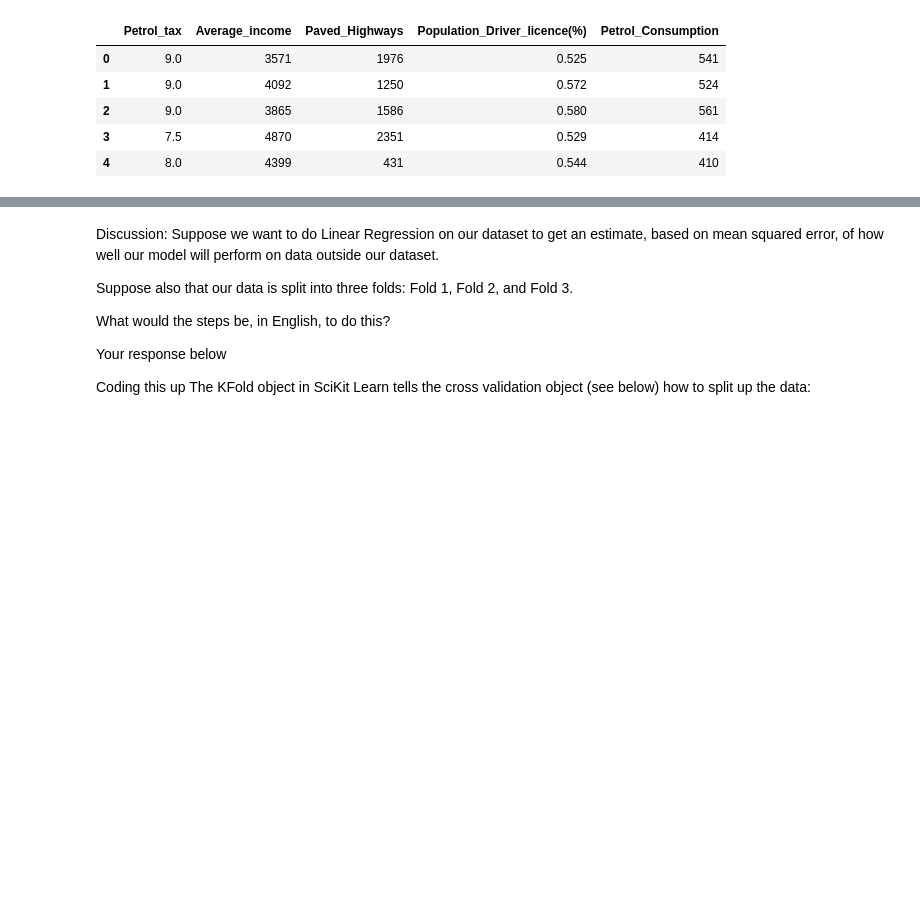
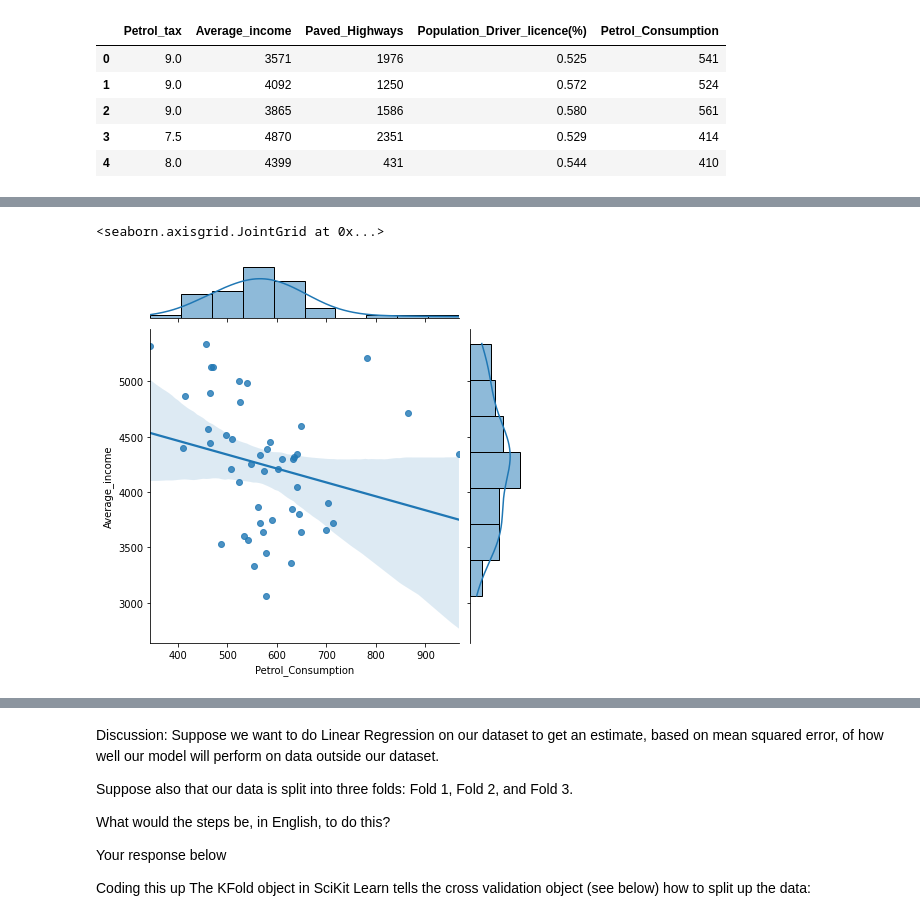
Before and after one commit to Balbuenar/Unclassified--repo, a Jupyter notebook: Petrol_Consumption.ipynb, the cells around one changed output, grey strips where cells are left out. Saved outputs shown, nothing was run; the diff lists cells and outputs as text; code cells hidden in the pictures; blank space fills up the shorter version.

```diff
--- a/Petrol_Consumption.ipynb
+++ b/Petrol_Consumption.ipynb
@@ -39,0 +68,5 @@ dataset.head()
+# %%
+sns.jointplot(x="Petrol_Consumption",y="Average_income",data=dataset,kind="reg")
+# %% [output]
+<seaborn.axisgrid.JointGrid at 0x...>
+[figure, added]
```
Also changed, not shown: parts of 26 cells of this notebook.
